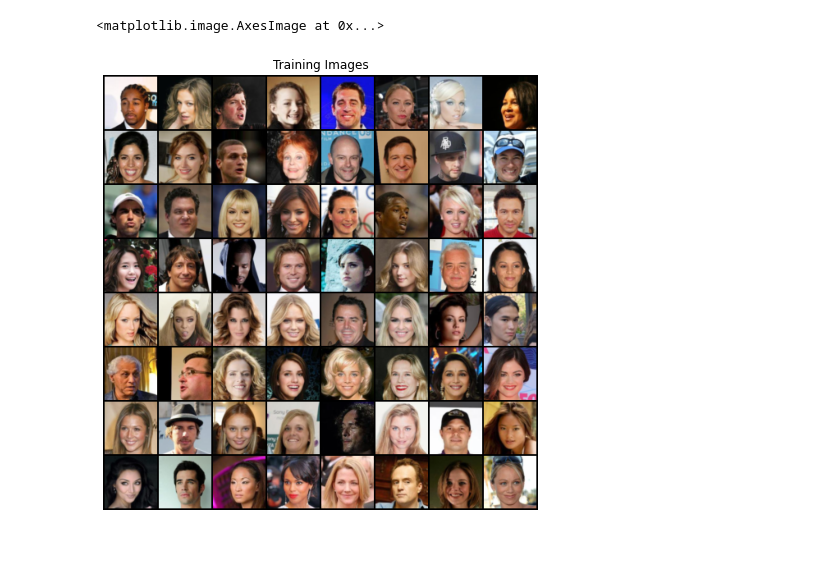
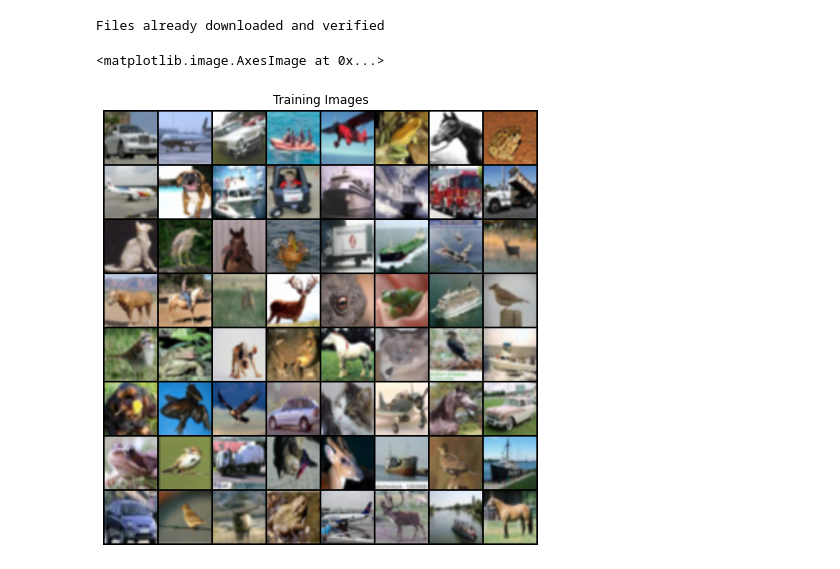
Before and after one commit to atrybyme/GAN-Semi-Supervised-GAN, a Jupyter notebook: dcgan.ipynb, the cells around one changed output. Saved outputs shown, nothing was run; the diff lists cells and outputs as text; code cells hidden in the pictures.

Commit message:
Feature Matching for Generator Semi Supervised Loss Function for Discriminator Cifar10

```diff
--- a/dcgan.ipynb
+++ b/dcgan.ipynb
@@ -46,18 +48,29 @@ device = torch.device("cuda:0")
 # %%
 #  Data Loader with resize,crop and Normalization
-dataset  = dset.ImageFolder(root = data,transform = transforms.Compose([transforms.Resize(img_size),transforms.CenterCrop(img_size),transforms.ToTensor(),transforms.Normalize((0.5,0.5,0.5),(0.5,0.5,0.5))]))
 
-dataloader = torch.utils.data.DataLoader(dataset,batch_size=batch_size,shuffle=True,num_workers=workers)
+#Transform
+transform  = transforms.Compose([transforms.Resize(img_size),transforms.CenterCrop(img_size),transforms.ToTensor(),transforms.Normalize((0.5,0.5,0.5),(0.5,0.5,0.5))])
+
+#Load Dataset with applied transform
+
+#Cifar 10
+dataset = torchvision.datasets.CIFAR10(root='/home/shubhansh/Work/Datasets/', train=True,
+                                        download=True, transform=transform)
+
+dataloader_unlabel = torch.utils.data.DataLoader(dataset,batch_size=batch_size,shuffle=True,num_workers=workers,drop_last=True)
+dataloader_label = torch.utils.data.DataLoader(dataset,batch_size=batch_size,shuffle=True,num_workers=workers,drop_last=True)
+# %% [output]
+Files already downloaded and verified
 # %%
 #Sample Batch for Visualization
-real_batch = next(iter(dataloader))
+real_batch = next(iter(dataloader_unlabel))
 plt.figure(figsize=(8,8))
 plt.axis("off")
 plt.title("Training Images")
 plt.imshow(np.transpose(vutils.make_grid(real_batch[0].to(device)[:64],padding=2,normalize=True).cpu(),(1,2,0)))
 # %% [output]
 <matplotlib.image.AxesImage at 0x...>
-[figure, old version]
+[figure, new version]
 # %%
 # Weight Initialization for All networks(as per paper)
 def weights_init(m):
```
Also changed, not shown: parts of 11 cells of this notebook.
